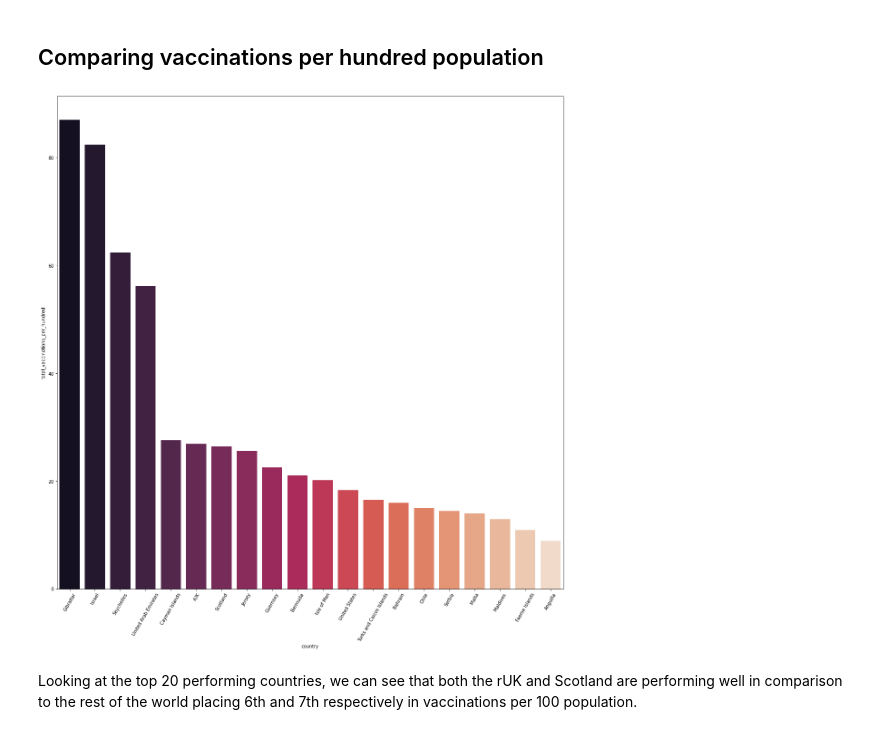
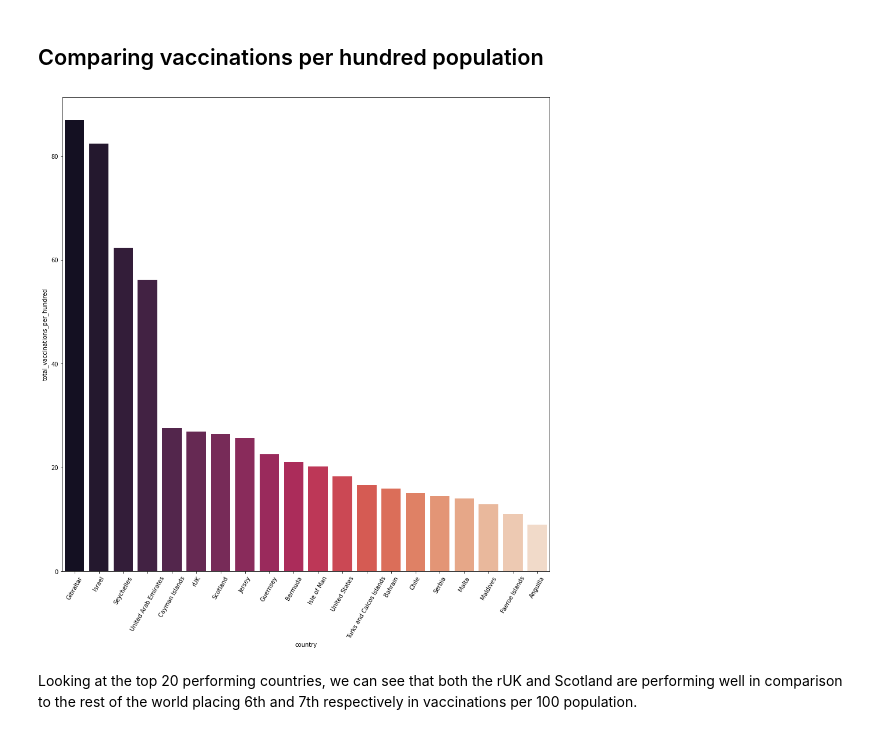
Before and after one commit to LKPhys/machinelearning, a Jupyter notebook: CovidVaccStats.ipynb, the cells around one changed output. Saved outputs shown, nothing was run; the diff lists cells and outputs as text; code cells hidden in the pictures.

```diff
--- a/CovidVaccStats.ipynb
+++ b/CovidVaccStats.ipynb
@@ -175,20 +175,20 @@ for item in plot.get_xticklabels():
 # %%
 newdf = df.loc[df.groupby('country')['total_vaccinations_per_hundred'].idxmax()]
 newdf = newdf[newdf.country != 'United Kingdom'] # removing whole UK from the plot
 newdf = newdf[newdf.country != 'England']
 newdf = newdf[newdf.country != 'Wales']
 newdf = newdf[newdf.country != 'Northern Ireland']
 
 newrUKdp = england['total_vaccinations'].max()/(engpop/100) + Wales['total_vaccinations_per_hundred'].max()/(walespop/100) + NI['total_vaccinations_per_hundred'].max()/(nipop/100)
 dataf = newdf[['country', 'total_vaccinations_per_hundred']]
 dataf = dataf.append({'country':'rUK', 'total_vaccinations_per_hundred': newrUKdp}, ignore_index=True).sort_values(by=['total_vaccinations_per_hundred'], ascending=False)[:20]
 
-plt.figure(figsize=(20,20))
+plt.figure(figsize=(15,15))
 plot = sns.barplot(x='country', y='total_vaccinations_per_hundred', data=dataf, palette='rocket')
 
 for item in plot.get_xticklabels():
     item.set_rotation(60)
 # %% [output]
-[figure, old version]
+[figure, new version]
 # %% [markdown]
 Looking at the top 20 performing countries, we can see that both the rUK and Scotland are performing well in comparison to the rest of the world placing 6th and 7th respectively in vaccinations per 100 population.
```
Also changed, not shown: parts of 1 cell of this notebook.
